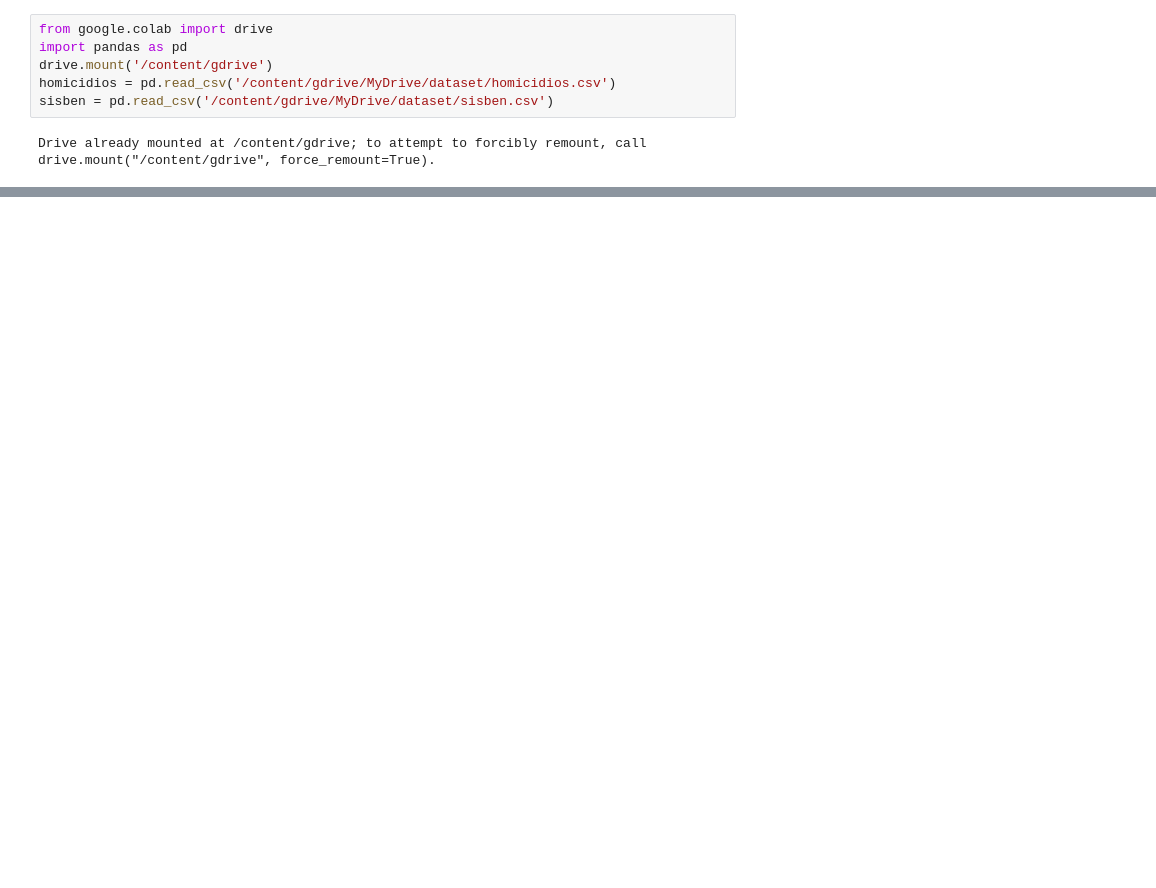
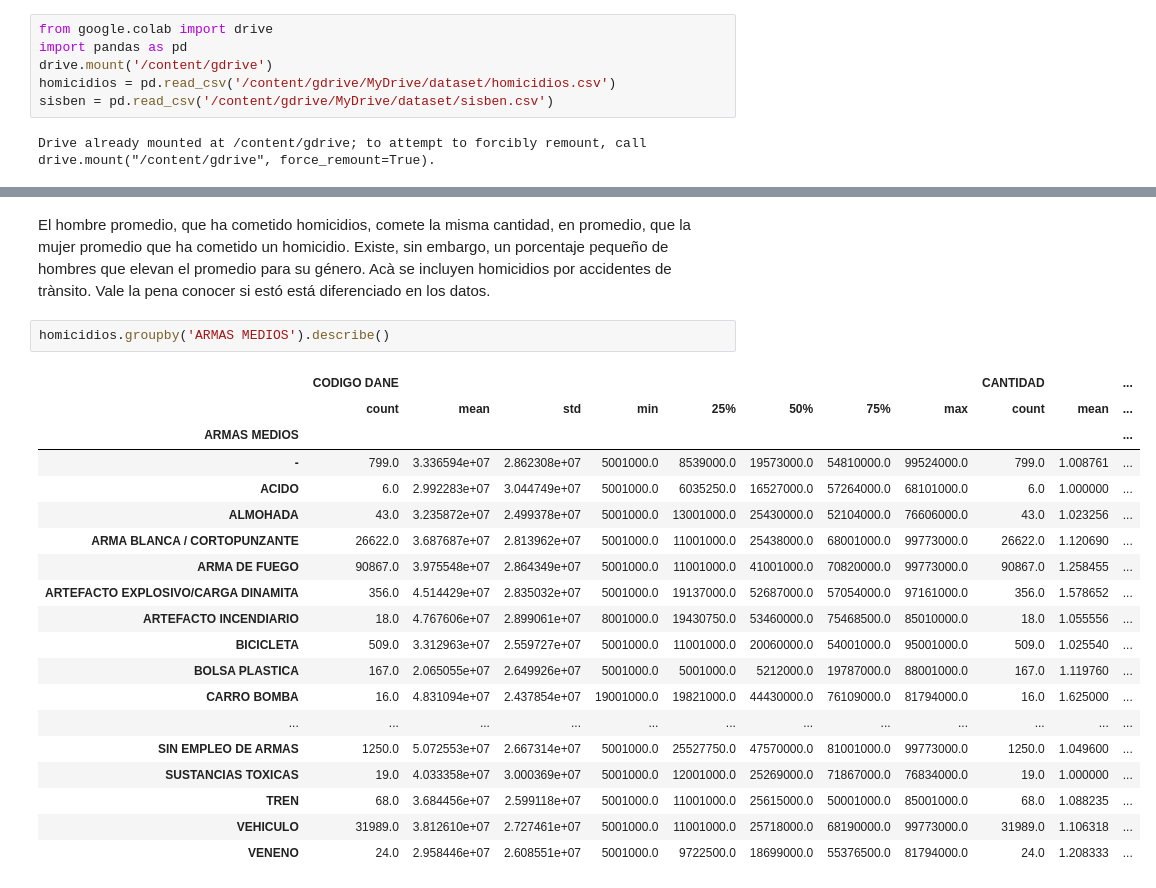
Before and after one commit to Whippoorwil/Proyecto-Ciencia-de-Datos, a Jupyter notebook: data_science_ejercicio.ipynb, the cells around one changed output, grey strips where cells are left out. Cells and saved outputs as stored; diff of their text form; blank space fills up the shorter version.

```diff
--- a/data_science_ejercicio.ipynb
+++ b/data_science_ejercicio.ipynb
@@ -25,0 +78,24 @@ Name: GRUPO ETARÍO, Length: 177641, dtype: object
+# %% [markdown]
+El hombre promedio, que ha cometido homicidios, comete la misma cantidad, en promedio, que la mujer promedio que ha cometido un homicidio. Existe, sin embargo, un porcentaje pequeño de hombres que elevan el promedio para su género. Acà se incluyen homicidios por accidentes de trànsito. Vale la pena conocer si estó está diferenciado en los datos.
+# %%
+homicidios.groupby('ARMAS MEDIOS').describe()
+# %% [output]
+|  | CODIGO DANE |  |  |  |  |  |  |  | CANTIDAD |  | ... |
+|  | count | mean | std | min | 25% | 50% | 75% | max | count | mean | ... |
+| ARMAS MEDIOS |  |  |  |  |  |  |  |  |  |  | ... |
+| - | 799.0 | 3.336594e+07 | 2.862308e+07 | 5001000.0 | 8539000.0 | 19573000.0 | 54810000.0 | 99524000.0 | 799.0 | 1.008761 | ... |
+| ACIDO | 6.0 | 2.992283e+07 | 3.044749e+07 | 5001000.0 | 6035250.0 | 16527000.0 | 57264000.0 | 68101000.0 | 6.0 | 1.000000 | ... |
+| ALMOHADA | 43.0 | 3.235872e+07 | 2.499378e+07 | 5001000.0 | 13001000.0 | 25430000.0 | 52104000.0 | 76606000.0 | 43.0 | 1.023256 | ... |
+| ARMA BLANCA / CORTOPUNZANTE | 26622.0 | 3.687687e+07 | 2.813962e+07 | 5001000.0 | 11001000.0 | 25438000.0 | 68001000.0 | 99773000.0 | 26622.0 | 1.120690 | ... |
+| ARMA DE FUEGO | 90867.0 | 3.975548e+07 | 2.864349e+07 | 5001000.0 | 11001000.0 | 41001000.0 | 70820000.0 | 99773000.0 | 90867.0 | 1.258455 | ... |
+| ARTEFACTO EXPLOSIVO/CARGA DINAMITA | 356.0 | 4.514429e+07 | 2.835032e+07 | 5001000.0 | 19137000.0 | 52687000.0 | 57054000.0 | 97161000.0 | 356.0 | 1.578652 | ... |
+| ARTEFACTO INCENDIARIO | 18.0 | 4.767606e+07 | 2.899061e+07 | 8001000.0 | 19430750.0 | 53460000.0 | 75468500.0 | 85010000.0 | 18.0 | 1.055556 | ... |
+| BICICLETA | 509.0 | 3.312963e+07 | 2.559727e+07 | 5001000.0 | 11001000.0 | 20060000.0 | 54001000.0 | 95001000.0 | 509.0 | 1.025540 | ... |
+| BOLSA PLASTICA | 167.0 | 2.065055e+07 | 2.649926e+07 | 5001000.0 | 5001000.0 | 5212000.0 | 19787000.0 | 88001000.0 | 167.0 | 1.119760 | ... |
+| CARRO BOMBA | 16.0 | 4.831094e+07 | 2.437854e+07 | 19001000.0 | 19821000.0 | 44430000.0 | 76109000.0 | 81794000.0 | 16.0 | 1.625000 | ... |
+| ... | ... | ... | ... | ... | ... | ... | ... | ... | ... | ... | ... |
+| SIN EMPLEO DE ARMAS | 1250.0 | 5.072553e+07 | 2.667314e+07 | 5001000.0 | 25527750.0 | 47570000.0 | 81001000.0 | 99773000.0 | 1250.0 | 1.049600 | ... |
+| SUSTANCIAS TOXICAS | 19.0 | 4.033358e+07 | 3.000369e+07 | 5001000.0 | 12001000.0 | 25269000.0 | 71867000.0 | 76834000.0 | 19.0 | 1.000000 | ... |
+| TREN | 68.0 | 3.684456e+07 | 2.599118e+07 | 5001000.0 | 11001000.0 | 25615000.0 | 50001000.0 | 85001000.0 | 68.0 | 1.088235 | ... |
+| VEHICULO | 31989.0 | 3.812610e+07 | 2.727461e+07 | 5001000.0 | 11001000.0 | 25718000.0 | 68190000.0 | 99773000.0 | 31989.0 | 1.106318 | ... |
+| VENENO | 24.0 | 2.958446e+07 | 2.608551e+07 | 5001000.0 | 9722500.0 | 18699000.0 | 55376500.0 | 81794000.0 | 24.0 | 1.208333 | ... |
```
Also changed, not shown: parts of 9 cells of this notebook.
